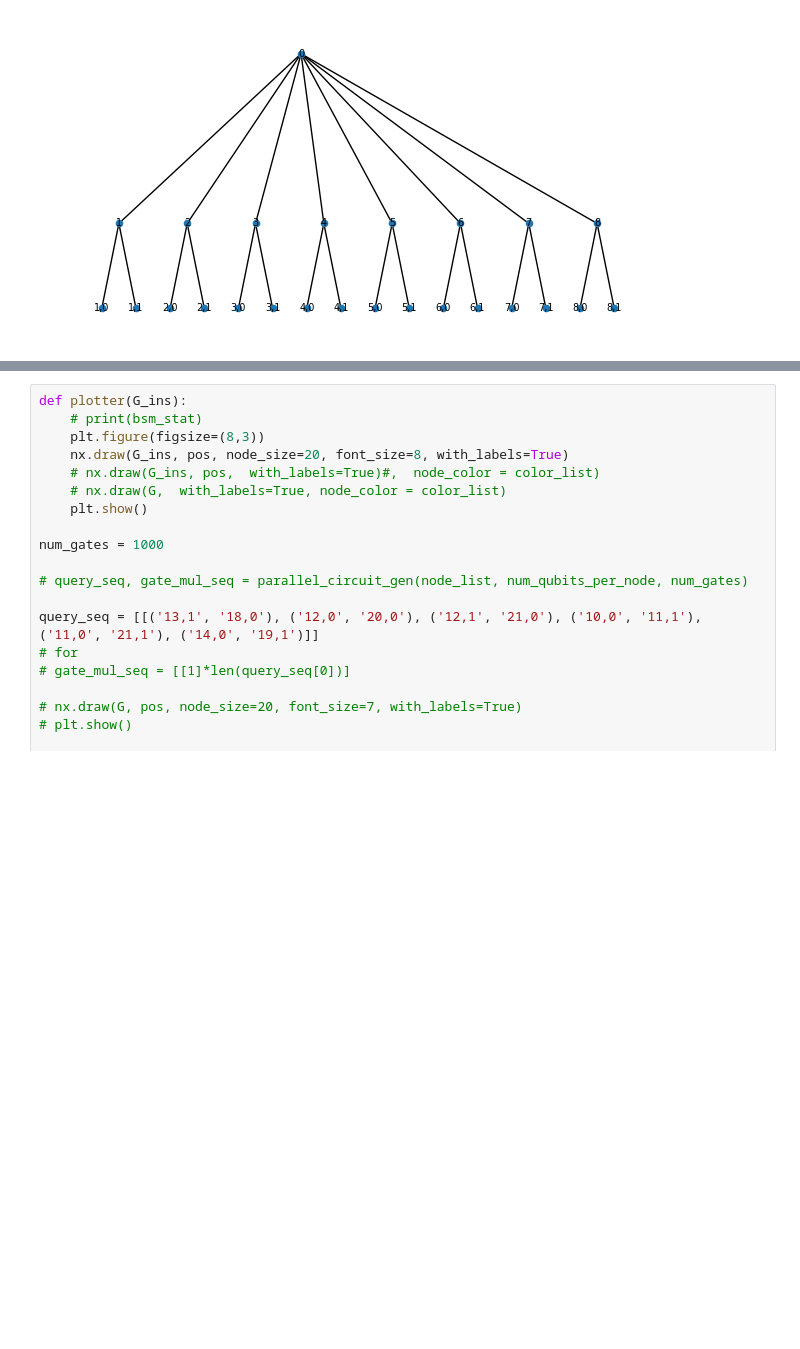
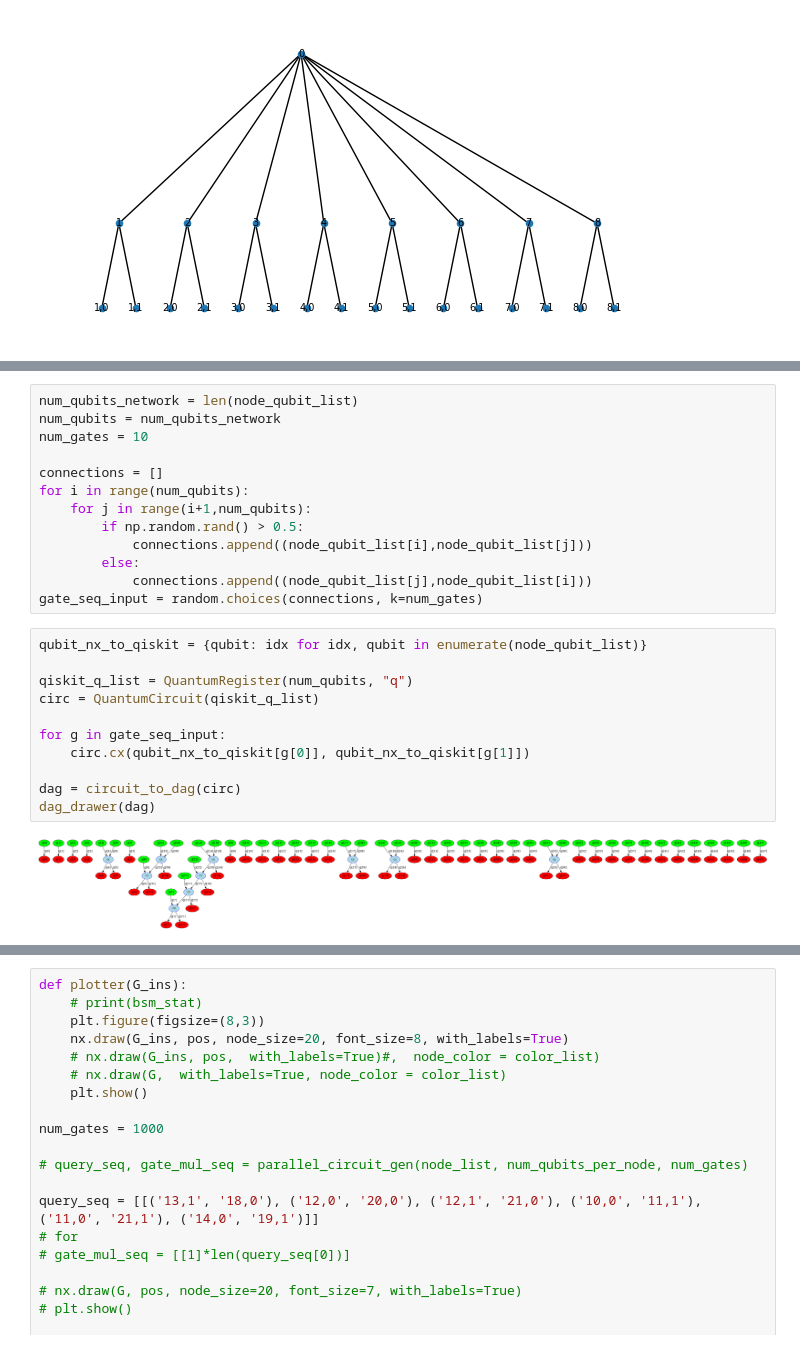
Before and after one commit to hassan-shap/QswitchNet, a Jupyter notebook: compile_hybrid.ipynb, the cells around one changed output, grey strips where cells are left out. Drawn from its saved outputs; the diff is of its cells as text; blank space fills up the shorter version.

```diff
--- a/compile_hybrid.ipynb
+++ b/compile_hybrid.ipynb
@@ -370,0 +415,26 @@ plt.show()
+# %%
+num_qubits_network = len(node_qubit_list)
+num_qubits = num_qubits_network
+num_gates = 10
+
+connections = []
+for i in range(num_qubits):
+    for j in range(i+1,num_qubits):
+        if np.random.rand() > 0.5:
+            connections.append((node_qubit_list[i],node_qubit_list[j]))
+        else:
+            connections.append((node_qubit_list[j],node_qubit_list[i]))
+gate_seq_input = random.choices(connections, k=num_gates)
+# %%
+qubit_nx_to_qiskit = {qubit: idx for idx, qubit in enumerate(node_qubit_list)}
+
+qiskit_q_list = QuantumRegister(num_qubits, "q")
+circ = QuantumCircuit(qiskit_q_list)
+
+for g in gate_seq_input:
+    circ.cx(qubit_nx_to_qiskit[g[0]], qubit_nx_to_qiskit[g[1]])
+
+dag = circuit_to_dag(circ)
+dag_drawer(dag)
+# %% [output]
+[figure, added]
```
Also changed, not shown: parts of 5 cells of this notebook, 14 other files.
